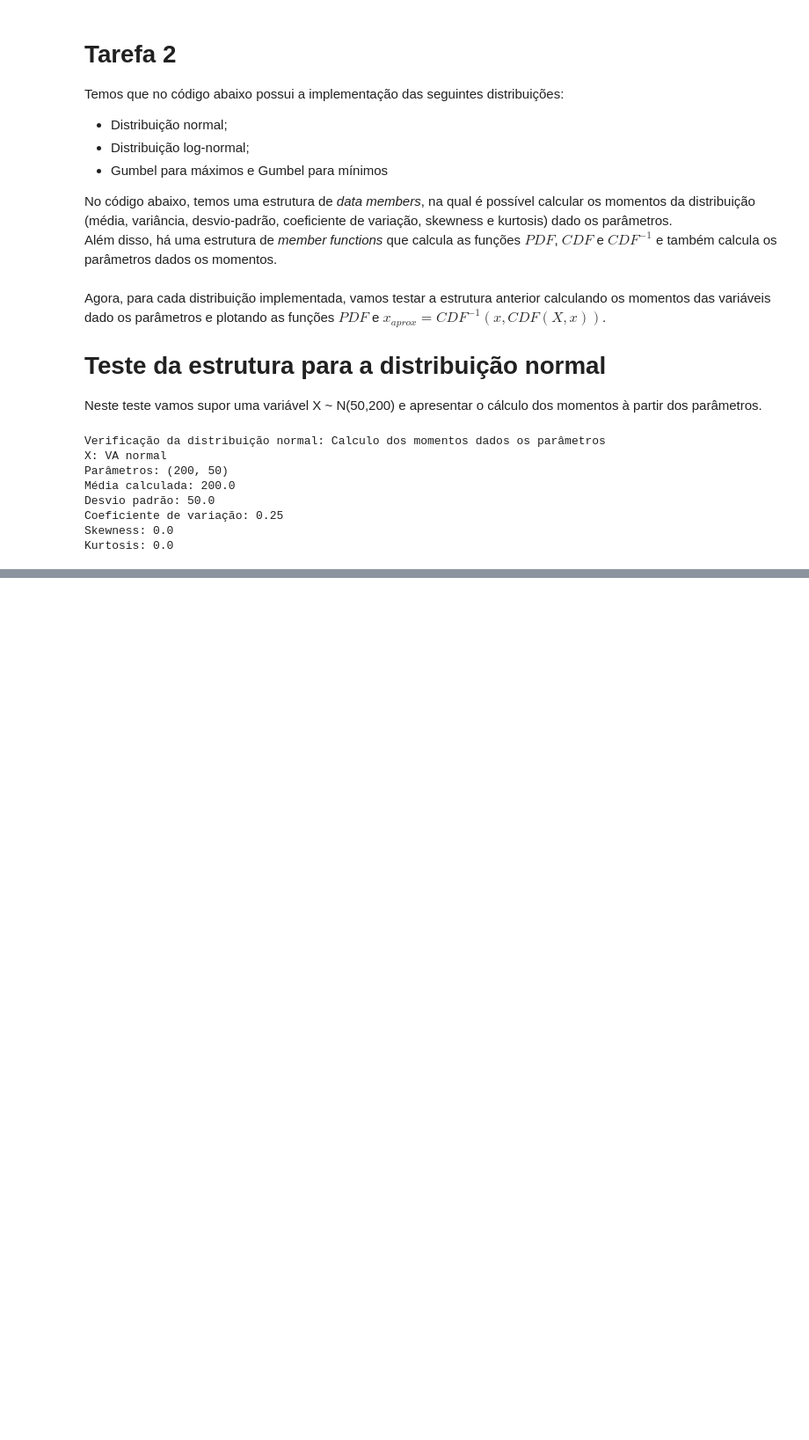
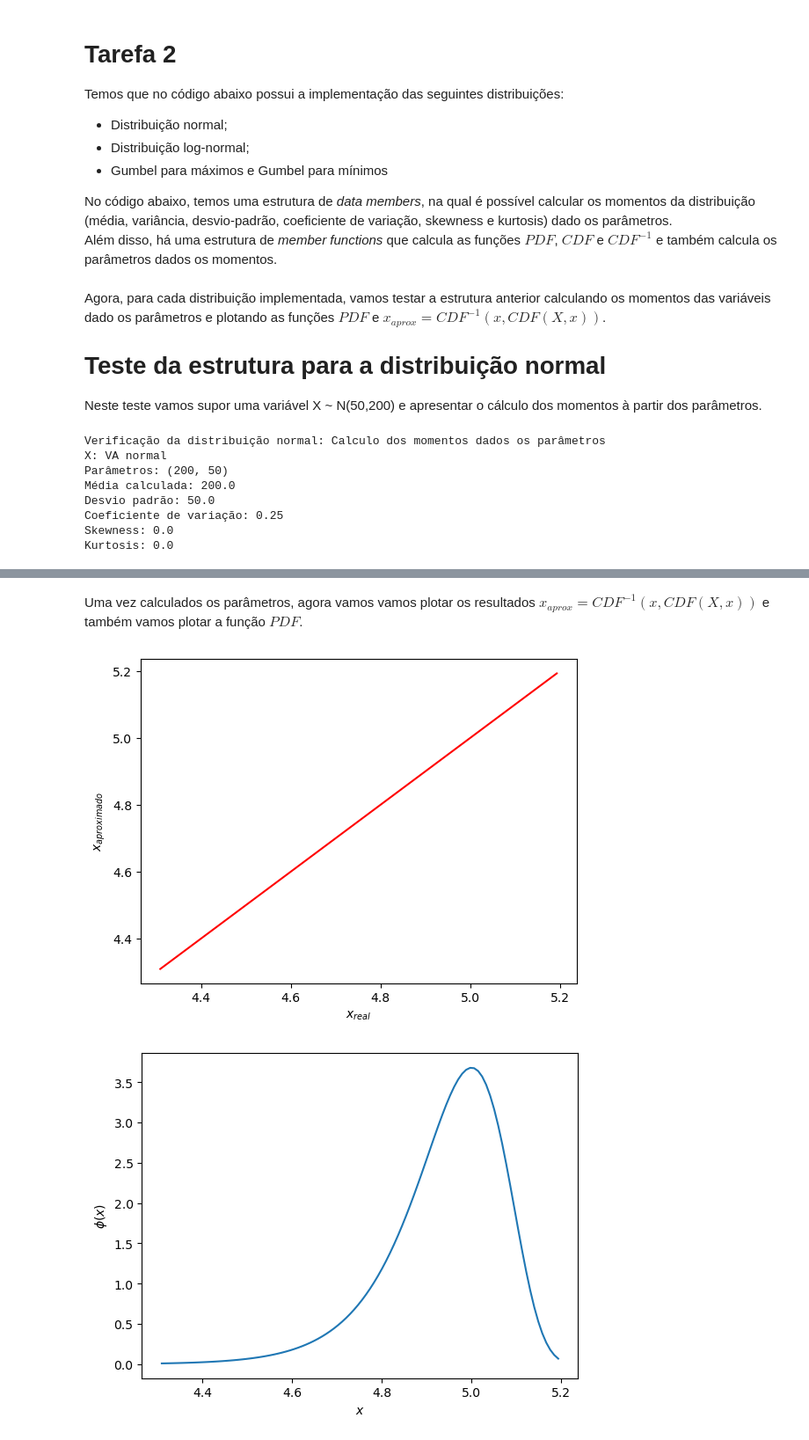
Before and after one commit to Gabrielsssilverio/Confiabilidade, a Jupyter notebook: Lista_tarefas.ipynb, the cells around one changed output, grey strips where cells are left out. Shown at 88% size. Saved outputs shown, nothing was run; the diff lists cells and outputs as text; code cells hidden in the pictures; blank space fills up the shorter version.

```diff
--- a/Lista_tarefas.ipynb
+++ b/Lista_tarefas.ipynb
@@ -307,0 +414,16 @@ x_aproximado
+# %%
+#Teste da estrutura
+X_gumbel_min = variavel_aleatoria(distribuicao = 'gumbel_min', nome='VA Gumbel para mínimos', simbolo='X_EVI')
+mi_dado = 5
+beta_dado = 0.1
+X_gumbel_min.conjunto_parametros(mi_dado, beta_dado)
+
+# Teste do conjunto de parametros e momentos para uma distribuição normal
+print('Verificação da distribuição Gumbel para mínimos: Calculo dos momentos dados os parâmetros')
+print(f"X: {X_gumbel_min.nome}")
+print(f"Parâmetros: {mi_dado, beta_dado}")
+print(f"Média calculada: {X_gumbel_min.media}")
+print(f"Desvio padrão: {X_gumbel_min.desvio}")
+print(f"Coeficiente de variação: {X_gumbel_min.cv}")
+print(f"Skewness: {X_gumbel_min.skewness}")
+print(f"Kurtosis: {X_gumbel_min.kurtosis}")
@@ -307,0 +439,34 @@ x_aproximado
+# %% [markdown]
+Uma vez calculados os parâmetros, agora vamos vamos plotar os resultados $x_{aprox} = CDF^{-1}(x,CDF(X,x))$ e também vamos plotar a função $PDF$.
+# %%
+import matplotlib.pyplot as plt
+
+x_min = 0.001
+x_max = 0.999
+x_min_plot = X_gumbel_min.InversaCDF(x_min)
+x_max_plot = X_gumbel_min.InversaCDF(x_max)
+x_real = np.linspace(x_min_plot, x_max_plot, 100)
+
+x_aproximado = []
+pdf = []
+for x in x_real:
+    p = X_gumbel_min.CDF(x)
+    pdf_calc = X_gumbel_min.PDF(x)
+    x_calc = X_gumbel_min.InversaCDF(p)
+    x_aproximado.append(x_calc)
+    pdf.append(pdf_calc)
+
+# Gráfico do valor aproximado x valor real
+plt.plot(x_real, x_aproximado, 'r')
+plt.xlabel('$x_{real}$')
+plt.ylabel('$x_{aproximado}$')
+plt.show()
+
+# Plotar função PDF
+plt.plot(x_real, pdf)
+plt.xlabel('$x$')
+plt.ylabel('$\\phi(x)$')
+plt.show()
+# %% [output]
+[figure, added]
+[figure, added]
```
Also changed, not shown: parts of 13 cells of this notebook.
